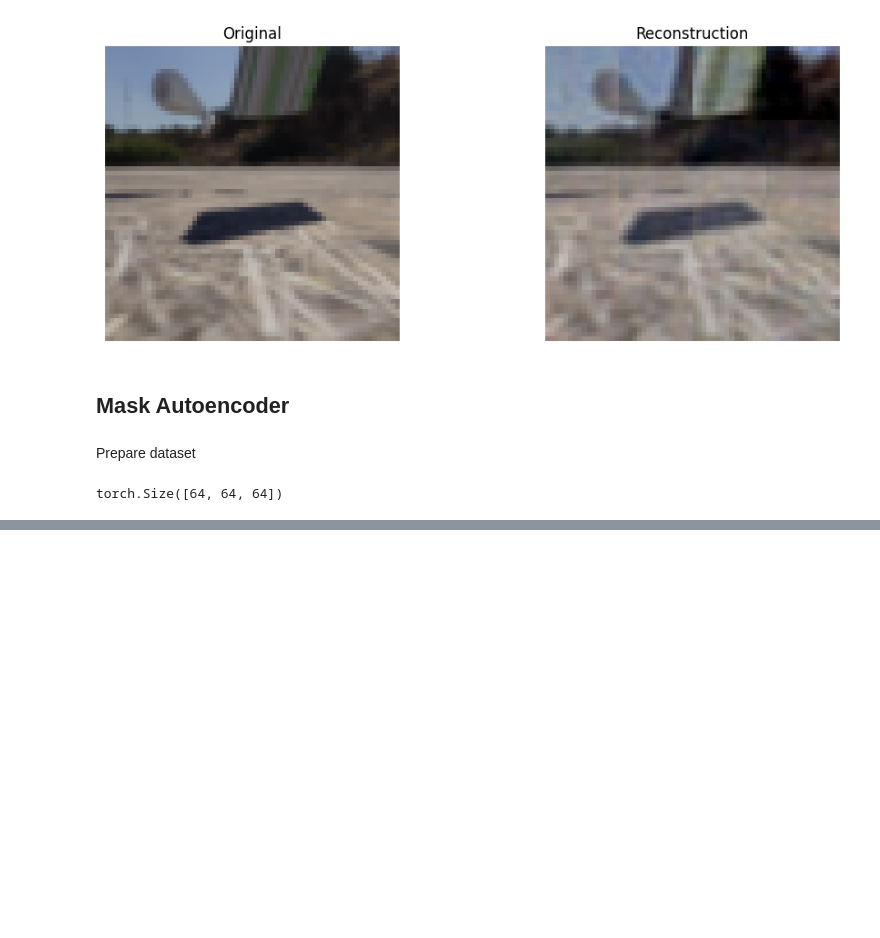
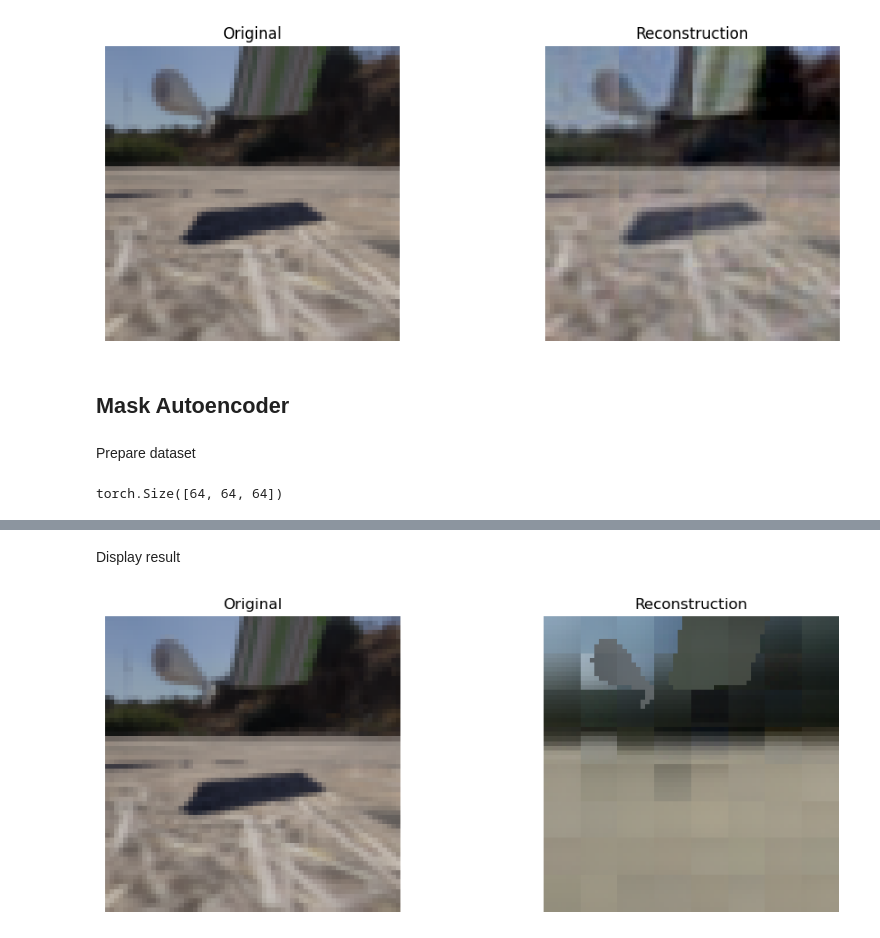
Before and after one commit to vladimashev/object-repr-video-prediction, a Jupyter notebook: test_reconstruction.ipynb, the cells around one changed output, grey strips where cells are left out. Cells and saved outputs as stored; diff of their text form; code cells hidden in the pictures; blank space fills up the shorter version.

Commit message:
added transformer based object autoencoder

```diff
--- a/test_reconstruction.ipynb
+++ b/test_reconstruction.ipynb
@@ -352,0 +265,23 @@ KeyboardInterrupt:
+# %%
+import torch.nn.functional as F
+from models.autoencoder import MaskedObjectTransformer
+from train import Trainer
+
+def reconstruction_loss(pred, target, mode='l1'):
+    if mode == 'l1':
+        return F.l1_loss(pred, target)
+    elif mode == 'mse':
+        return F.mse_loss(pred, target)
+    else:
+        raise ValueError
+
+autoencoder_obj = MaskedObjectTransformer(obj_num=10, embed_dim=256,
+                                          img_size=64, patch_size=8,
+                                          enc_depth=3, dec_depth=3,
+                                          nhead=8, mlp_ratio=4.0)
+
+optimizer = torch.optim.AdamW(autoencoder_obj.parameters(), lr=3e-4, weight_decay=.05)
+trainer = Trainer(model=autoencoder_obj, evaluate=None,
+                  optimizer=optimizer, experiment_name="Mask_AE",
+                  criterion=lambda outs, ins : reconstruction_loss(outs[1], ins[0]))
+trainer.train(train_loader, val_loader, 5)
@@ -352,0 +295,26 @@ KeyboardInterrupt:
+# %% [markdown]
+Display result
+# %%
+batch = next(iter(val_loader))
+sample = batch[0].to(device)
+sample_masks = batch[1].to(device)
+
+sample_out = autoencoder_obj((sample, sample_masks))
+# %%
+img_out = sample_out[1]
+
+plt.figure(figsize=(10, 4))
+
+plt.subplot(1, 2, 1)
+plt.imshow(sample[0].cpu().detach().permute(1, 2, 0).numpy())
+plt.title("Original")
+plt.axis("off")
+
+plt.subplot(1, 2, 2)
+plt.imshow(img_out[0].cpu().detach().squeeze(0).permute(1, 2, 0).detach().cpu().numpy())
+plt.title("Reconstruction")
+plt.tight_layout()
+plt.axis("off")
+plt.show()
+# %% [output]
+[figure, added]
```
Also changed, not shown: parts of 12 cells of this notebook, 30 other files.
